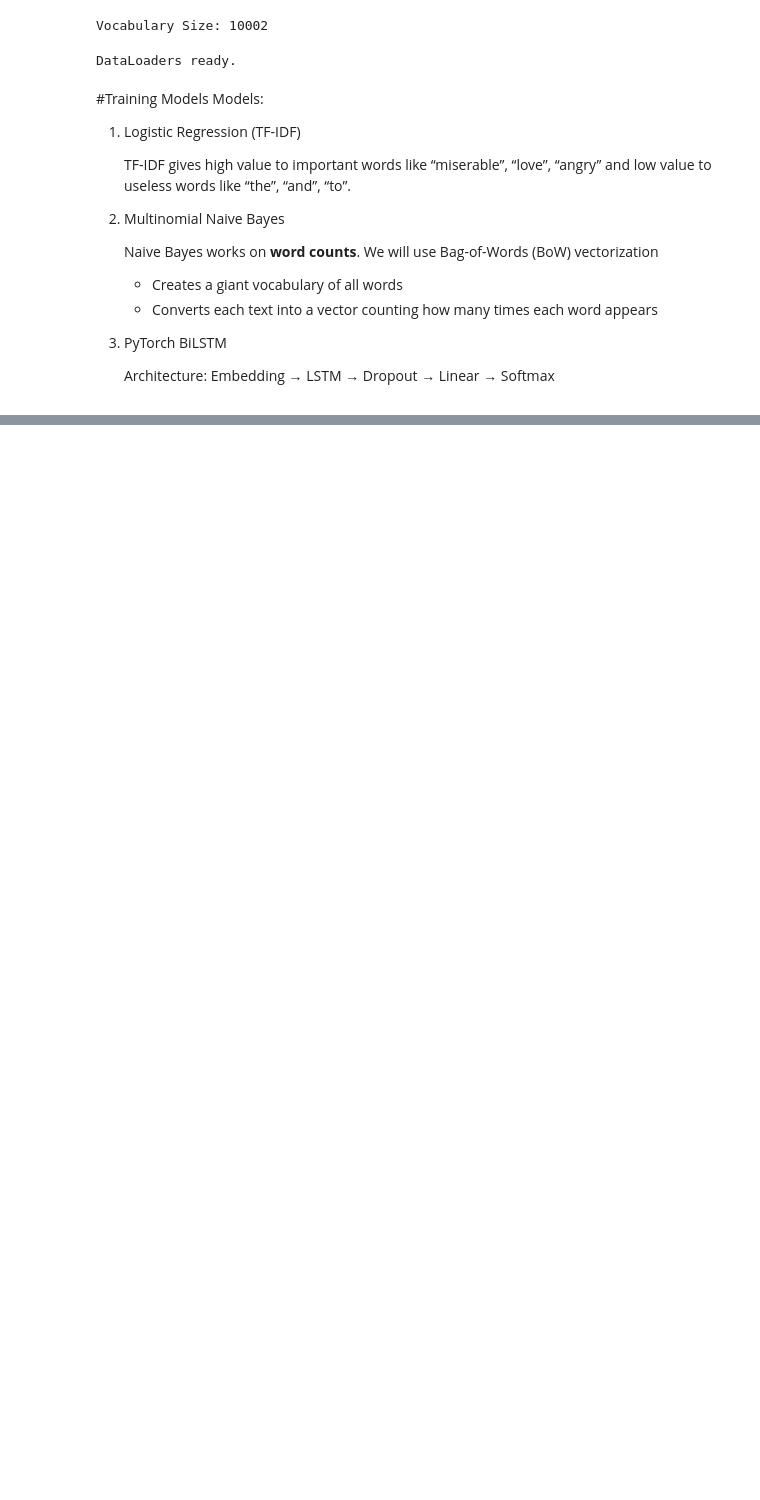
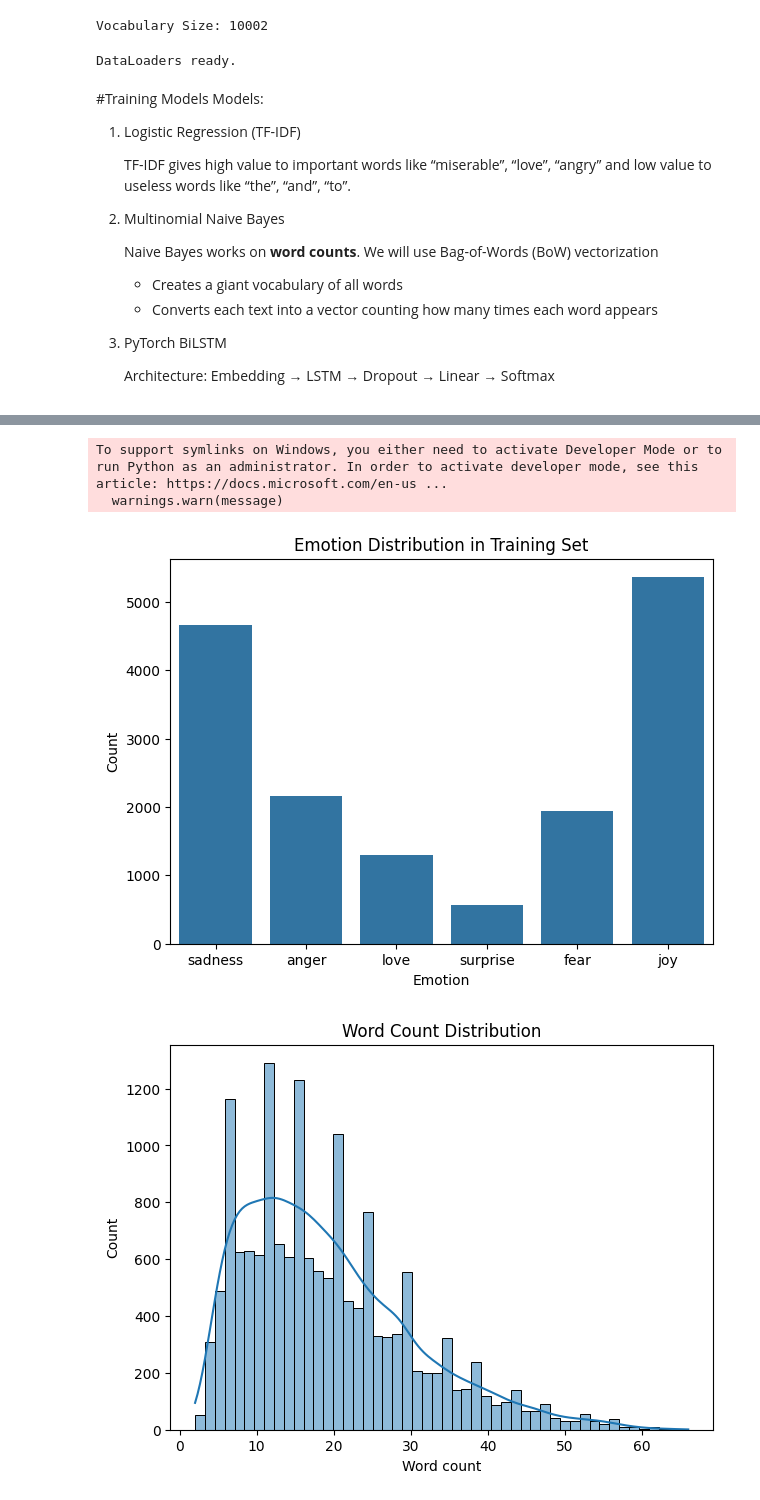
Before and after one commit to 4bakhti/emotion-sentiment-analysis, a Jupyter notebook: notebooks/emotion_sentiment_analysis.ipynb, the cells around one changed output, grey strips where cells are left out. Cells and saved outputs as stored; diff of their text form; code cells hidden in the pictures; blank space fills up the shorter version.

```diff
--- a/notebooks/emotion_sentiment_analysis.ipynb
+++ b/notebooks/emotion_sentiment_analysis.ipynb
@@ -537,0 +635,47 @@ total 6976
+# %%
+from datasets import load_dataset
+
+dataset = load_dataset("dair-ai/emotion")
+train_df = dataset["train"].to_pandas()
+# %% [output]
+To support symlinks on Windows, you either need to activate Developer Mode or to run Python as an administrator. In order to activate developer mode, see this article: https://docs.microsoft.com/en-us ...
+  warnings.warn(message)
+# %%
+train_df = train_df.rename(columns={"label": "emotion"})
+val_df = val_df.rename(columns={"label": "emotion"})
+test_df = test_df.rename(columns={"label": "emotion"})
+# %%
+label_map = {
+    0: "sadness",
+    1: "joy",
+    2: "love",
+    3: "anger",
+    4: "fear",
+    5: "surprise"
+}
+
+train_df["emotion_name"] = train_df["emotion"].map(label_map)
+# %%
+import matplotlib.pyplot as plt
+import seaborn as sns
+
+# Plot emotion distribution
+plt.figure(figsize=(7,5))
+sns.countplot(x=train_df["emotion_name"])
+plt.title("Emotion Distribution in Training Set")
+plt.xlabel("Emotion")
+plt.ylabel("Count")
+plt.show()
+
+# Word count distribution
+train_df["word_count"] = train_df["text"].apply(lambda x: len(x.split()))
+
+plt.figure(figsize=(7,5))
+sns.histplot(train_df["word_count"], bins=50, kde=True)
+plt.title("Word Count Distribution")
+plt.xlabel("Word count")
+plt.ylabel("Count")
+plt.show()
+# %% [output]
+[figure, added]
+[figure, added]
```
Also changed, not shown: parts of 39 cells of this notebook, 12 other files.
